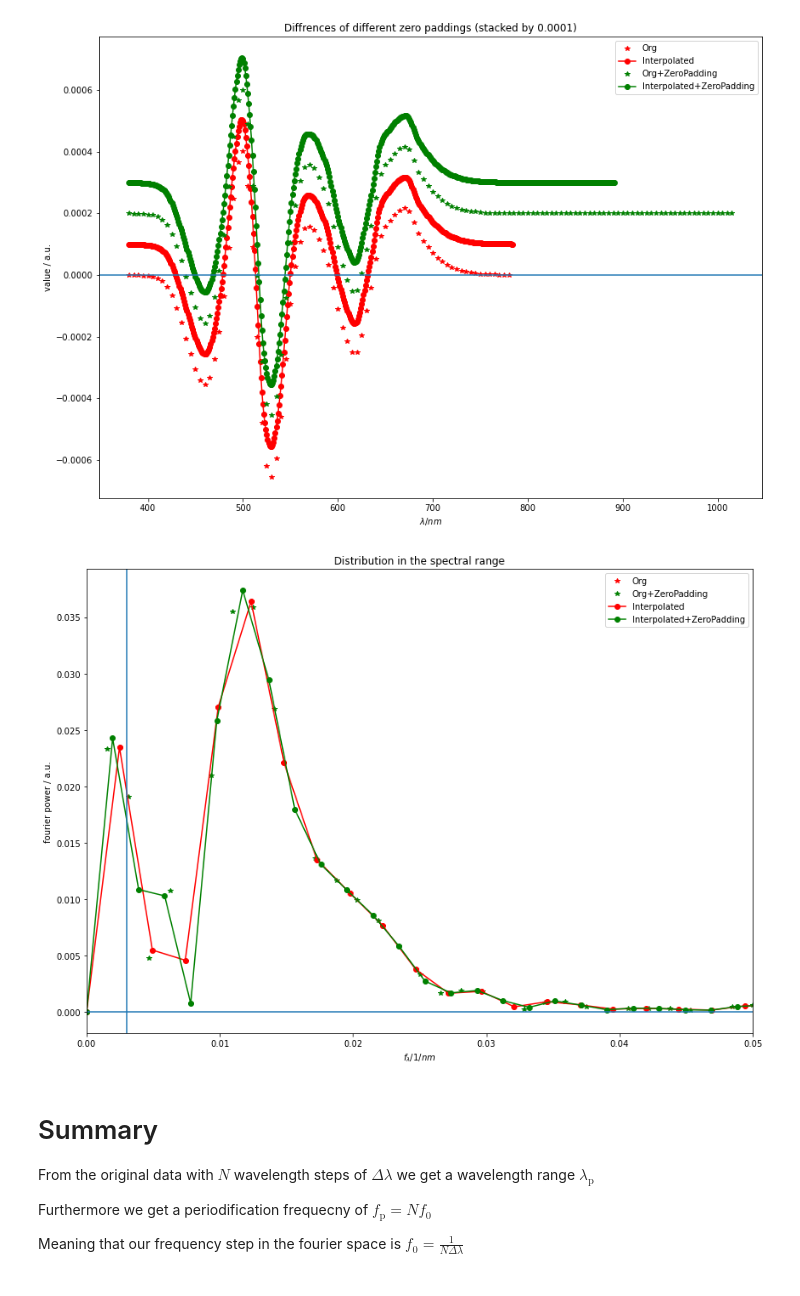
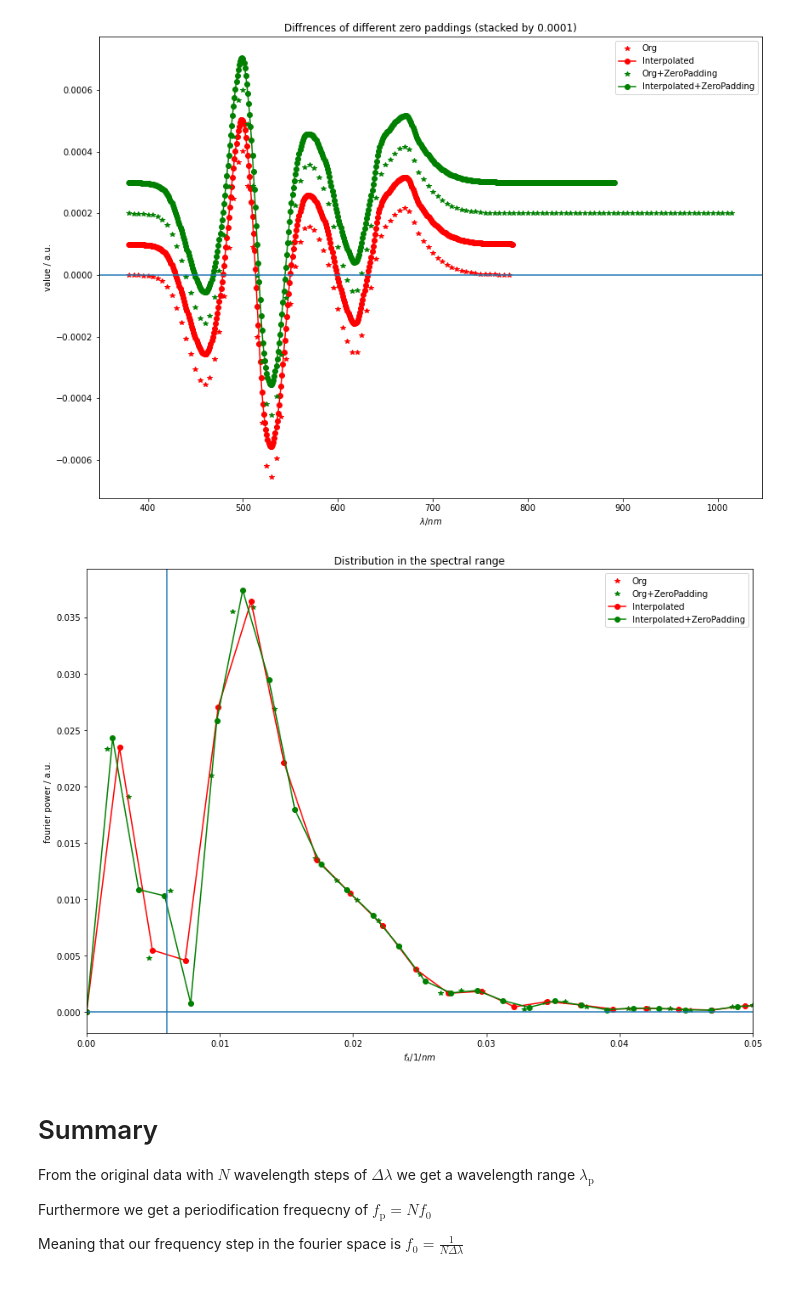
Before and after one commit to empir19nrm02/empir19nrm02, a Jupyter notebook: empir19nrm02/Jupyter/OpexTest.ipynb, the cells around one changed output. Cells and saved outputs as stored; diff of their text form; code cells hidden in the pictures.

```diff
--- a/empir19nrm02/Jupyter/OpexTest.ipynb
+++ b/empir19nrm02/Jupyter/OpexTest.ipynb
@@ -60,7 +59,7 @@ CIES025_VLDetector Info size: (121, 3)
 ## Use the cutoff frequency from the Lit as default (0.003 1/nm)
 ## Select a specific detector from the set.
 # %%
-dCutOff = 0.003
+dCutOff = 0.006
 position = 10
 # %% [markdown]
 ## Use the standard wavelength scale ($\Delta\lambda = 5 \mathrm{nm}$) from the original data (Label = 'Org') set and
@@ -94,6 +93,7 @@ ax.plot(wlScaleI, vlDetectorSelectI,'g*', label='OrgI')
 ax.plot(wlScale, vlDetectorSelect,'r*', label='Org')
 ax.set_xlim(left=380, right=780)
 close_image( fig, ax, xlabel='$\lambda / nm$', ylabel='spectral responsivity / a.u.', title='Original and interpolated spectral data', save=image_number)
+image_number +=1
 # %% [output]
 [figure]
 # %%
@@ -104,6 +104,7 @@ ax.set_xlim(left=380, right=780)
 ax.axhline(0)
 ax.fill_between(wlScaleI, deltaVectorI)
 close_image( fig, ax, xlabel='$\lambda / nm$', ylabel='difference spectral responsivity to target / a.u.', title='Original and interpolated spectral data (difference to target)', save=image_number)
+image_number +=1
 # %% [output]
 [figure]
 # %% [markdown]
@@ -167,21 +168,23 @@ ax.plot(wlScaleI, deltaVectorI+0.0001,'ro-', label='Interpolated')
 ax.plot(wlScaleZeroPadding, deltaVectorZeroPadding+0.0002,'g*', label='Org+ZeroPadding')
 ax.plot(wlScaleIZeroPadding, deltaVectorIZeroPadding+0.0003,'go-', label='Interpolated+ZeroPadding')
 ax.axhline(0)
-close_image( fig, ax, xlabel='$\lambda / nm$', ylabel='value / a.u.', title='Diffrences of different zero paddings (stacked by 0.0001)', save=True)
+close_image( fig, ax, xlabel='$\lambda / nm$', ylabel='value / a.u.', title='Diffrences of different zero paddings (stacked by 0.0001)', save=image_number)
+image_number +=1
 # %% [output]
 [figure]
 # %%
 [fig, ax] = gen_new_image()
 ax.plot(wlFrequencies, checkAbs( deltaLambda*deltaVectorFFT),'r*', label='Org')
 ax.plot(wlFrequenciesZeroPadding, checkAbs( deltaLambda*deltaVectorFFTZeroPadding),'g*', label='Org+ZeroPadding')
 ax.plot(wlFrequenciesI, checkAbs( deltaLambdaI*deltaVectorIFFT),'ro-', label='Interpolated')
 ax.plot(wlFrequenciesIZeroPadding, checkAbs( deltaLambdaI*deltaVectorIFFTZeroPadding),'go-', label='Interpolated+ZeroPadding')
 ax.axvline(dCutOff)
 ax.set_xlim(left=0, right=0.05)
 ax.axhline(0)
-close_image( fig, ax, xlabel='$f_{\lambda} / 1/nm$', ylabel='fourier power / a.u.', title='Distribution in the spectral range', save=True)
+close_image( fig, ax, xlabel='$f_{\lambda} / 1/nm$', ylabel='fourier power / a.u.', title='Distribution in the spectral range', save=image_number)
+image_number +=1
 # %% [output]
-[figure, old version]
+[figure, new version]
 # %% [markdown]
 # Summary
 From the original data with $N$ wavelength steps of $\Delta\lambda$ we get a wavelength range $\lambda_{\mathrm{p}}$
```
Also changed, not shown: parts of 10 cells of this notebook, 3 other files.
